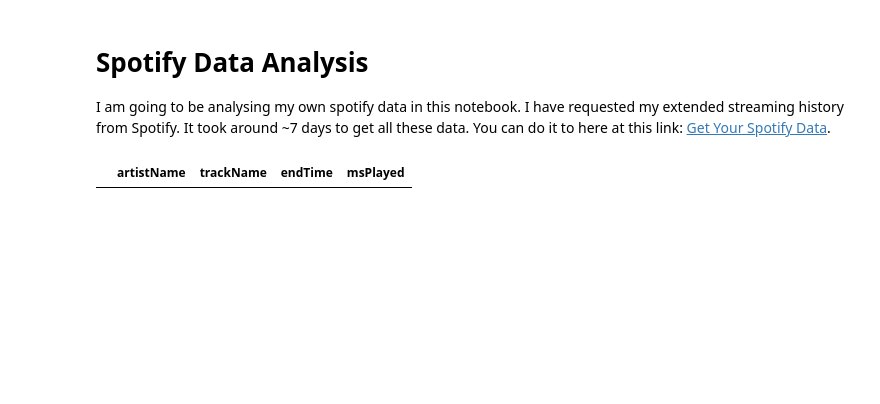
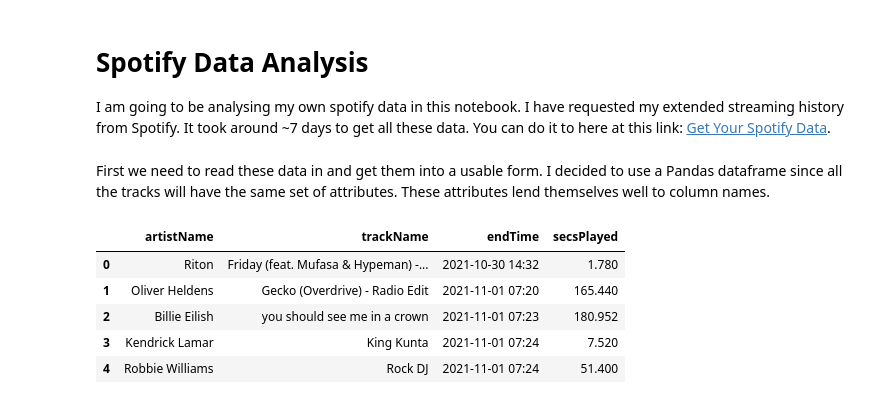
Before and after one commit to ChandlerKenworthy/SpotifyDataAnalysis, a Jupyter notebook: SpotifyAnalysis.ipynb, the cells around one changed output. Saved outputs shown, nothing was run; the diff lists cells and outputs as text; code cells hidden in the pictures; blank space fills up the shorter version.

```diff
--- a/SpotifyAnalysis.ipynb
+++ b/SpotifyAnalysis.ipynb
@@ -12,2 +14,4 @@ import seaborn as sns
+# %% [markdown]
+First we need to read these data in and get them into a usable form. I decided to use a Pandas dataframe since all the tracks will have the same set of attributes. These attributes lend themselves well to column names.
 # %%
 with open("./data/StreamingHistory0.json") as f:
@@ -14,6 +19 @@ with open("./data/StreamingHistory0.json") as f:
     history = json.load(f)
-# %%
-df = pd.DataFrame(columns=["artistName", "trackName", "endTime", "msPlayed"])
-df.head()
-# %% [output]
-|  | artistName | trackName | endTime | msPlayed |
@@ -21,0 +20,26 @@ df[]
+# %%
+df = pd.DataFrame(columns=["artistName", "trackName", "endTime", "secsPlayed"])
+artists = []
+tracks = []
+endTimes = []
+sPlayed = []
+for trackItem in history:
+    artists.append(trackItem["artistName"])
+    tracks.append(trackItem["trackName"])
+    endTimes.append(trackItem["endTime"])
+    # Convert ms to seconds, most listening times should be on the order of seconds/mins
+    sPlayed.append(trackItem["msPlayed"]/1E+3)
+
+df["artistName"] = artists
+df["trackName"] = tracks
+df["endTime"] = endTimes
+df["secsPlayed"] = sPlayed
+# Check that everything looks reasonable
+df.head()
+# %% [output]
+|  | artistName | trackName | endTime | secsPlayed |
+| 0 | Riton | Friday (feat. Mufasa & Hypeman) -... | 2021-10-30 14:32 | 1.780 |
+| 1 | Oliver Heldens | Gecko (Overdrive) - Radio Edit | 2021-11-01 07:20 | 165.440 |
+| 2 | Billie Eilish | you should see me in a crown | 2021-11-01 07:23 | 180.952 |
+| 3 | Kendrick Lamar | King Kunta | 2021-11-01 07:24 | 7.520 |
+| 4 | Robbie Williams | Rock DJ | 2021-11-01 07:24 | 51.400 |
```
Also changed, not shown: parts of 12 cells of this notebook.
